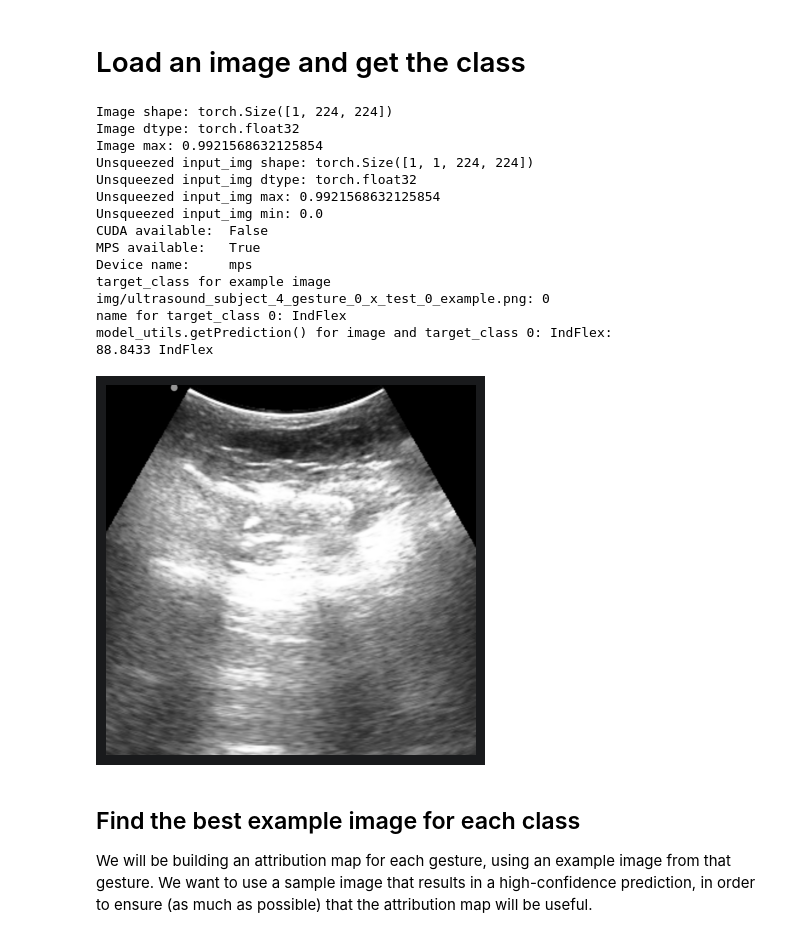
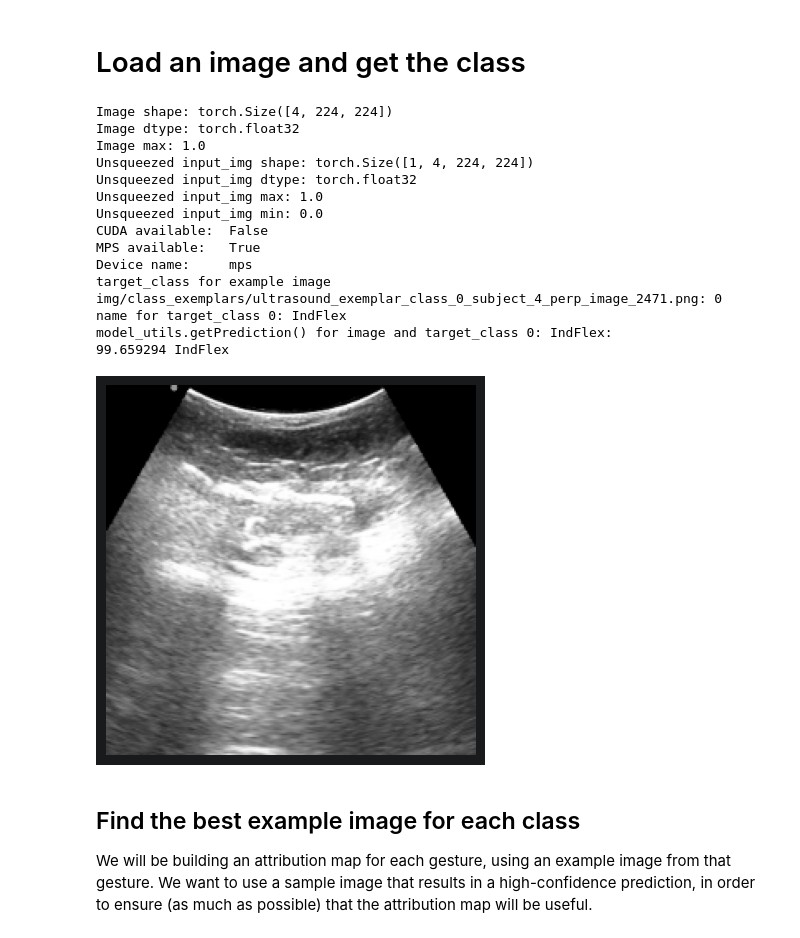
Before and after one commit to rickgladwin/Integrated-Decision-Gradients, a Jupyter notebook: IDG/example_ultrasound.ipynb, the cells around one changed output. Drawn from its saved outputs; the diff is of its cells as text; code cells hidden in the pictures.

Commit message:
update image exemplars import

```diff
--- a/IDG/example_ultrasound.ipynb
+++ b/IDG/example_ultrasound.ipynb
@@ -186,21 +186,20 @@ if False:
 # %%
 from PIL.ImageFile import ImageFile
 
-# TODO: import example images from each gesture class
-# TODO: get the class for each image
-# image_path = "img/jet.jpg"
-# img = Image.open(image_path)
+# exemplar filepaths:
+image_path: str = "img/class_exemplars/ultrasound_exemplar_class_0_subject_4_perp_image_2471.png"
+# image_path: str = "img/class_exemplars/ultrasound_exemplar_class_1_subject_4_perp_image_3738.png"
+# image_path: str = "img/class_exemplars/ultrasound_exemplar_class_2_subject_4_perp_image_3809.png"
+# image_path: str = "img/class_exemplars/ultrasound_exemplar_class_3_subject_4_perp_image_1580.png"
+# image_path: str = "img/class_exemplars/ultrasound_exemplar_class_4_subject_4_perp_image_2857.png"
+# image_path: str = "img/class_exemplars/ultrasound_exemplar_class_5_subject_4_perp_image_2934.png"
+# image_path: str = "img/class_exemplars/ultrasound_exemplar_class_6_subject_4_perp_image_635.png"
+# image_path: str = "img/class_exemplars/ultrasound_exemplar_class_7_subject_4_perp_image_712.png"
+# image_path: str = "img/class_exemplars/ultrasound_exemplar_class_8_subject_4_perp_image_3248.png"
+# image_path: str = "img/class_exemplars/ultrasound_exemplar_class_9_subject_4_perp_image_923.png"
+# image_path: str = "img/class_exemplars/ultrasound_exemplar_class_10_subject_4_perp_image_1054.png"
+# image_path: str = "img/class_exemplars/ultrasound_exemplar_class_11_subject_4_perp_image_3531.png"
 
-# image_path = "img/ultrasound_subject_4_gesture_0_example.png"
-image_path = "img/ultrasound_subject_4_gesture_0_x_test_0_example.png"
-# image_path = "img/ultrasound_subject_4_gesture_1_x_test_0_example.png"
-# image_path = "img/ultrasound_subject_4_gesture_1_x_test_10_example.png"
-# image_path = "img/ultrasound_subject_4_gesture_2_x_test_10_example.png"
-# image_path = "img/ultrasound_subject_4_gesture_2_x_test_30_example.png"
-# image_path = "img/ultrasound_subject_4_gesture_3_x_test_30_example.png"
-# image_path = "img/ultrasound_subject_4_gesture_3_x_test_38_example.png"
-# image_path = "img/ultrasound_subject_4_gesture_3_x_test_47_example.png"
-# image_path = "img/ultrasound_subject_4_gesture_3_x_test_70_example.png"
 img: ImageFile = Image.open(image_path, formats=["PNG"])
 
 trans_img = transform(img)
@@ -211,6 +210,7 @@ print(f"Image max: {trans_img.max()}")
 # single sample shapes in PyTorch are torch.Size([channels, height, width])
 # input_img = normalize(trans_img)
 image_channels = trans_img.shape[0] # 1 for grayscale, 3 for RGB
+print(f"image_channels: {image_channels}")
 
 # input_img = normalize_single_channel(trans_img)
 # NOTE: transform(img) already includes transforms.ToTensor()
@@ -269,40 +269,40 @@ classes = [shortname for _, shortname in gesture_class_index_and_shortnames]
 
 target_class = model_utils.getClass(input_img, model, device)
 print(f"target_class for example image {image_path}: {target_class}")
 # open the class list so the detected class string can be returned for printing
 # with open('../util/class_maps/ImageNet/imagenet_classes.txt') as f:
 #     classes = [line.strip() for line in f.readlines()]
 name = classes[target_class]
 print(f"name for target_class {target_class}: {name}")
 print(f"model_utils.getPrediction() for image and target_class {target_class}: {name}:")
 print(model_utils.getPrediction(input_img, model, device, target_class)[0] * 100, name)
 
 plt.axis("off")
 
 # use gray colormap for grayscale (single channel) images
 if image_channels == 1:
     img_colormap = plt.get_cmap('gray')
 else:
     img_colormap = None
 
 plt.imshow(img, cmap=img_colormap)
 plt.show()
 # %% [output]
-Image shape: torch.Size([1, 224, 224])
+Image shape: torch.Size([4, 224, 224])
 Image dtype: torch.float32
-Image max: 0.9921568632125854
-Unsqueezed input_img shape: torch.Size([1, 1, 224, 224])
+Image max: 1.0
+Unsqueezed input_img shape: torch.Size([1, 4, 224, 224])
 Unsqueezed input_img dtype: torch.float32
-Unsqueezed input_img max: 0.9921568632125854
+Unsqueezed input_img max: 1.0
 Unsqueezed input_img min: 0.0
 CUDA available:  False
 MPS available:   True
 Device name:     mps
-target_class for example image img/ultrasound_subject_4_gesture_0_x_test_0_example.png: 0
+target_class for example image img/class_exemplars/ultrasound_exemplar_class_0_subject_4_perp_image_2471.png: 0
 name for target_class 0: IndFlex
 model_utils.getPrediction() for image and target_class 0: IndFlex:
-88.8433 IndFlex
+99.659294 IndFlex
-[figure, old version]
+[figure, new version]
 # %% [markdown]
 ## Find the best example image for each class
 We will be building an attribution map for each gesture, using an example image from that gesture.
```
Also changed, not shown: parts of 3 cells of this notebook, 12 other files.
